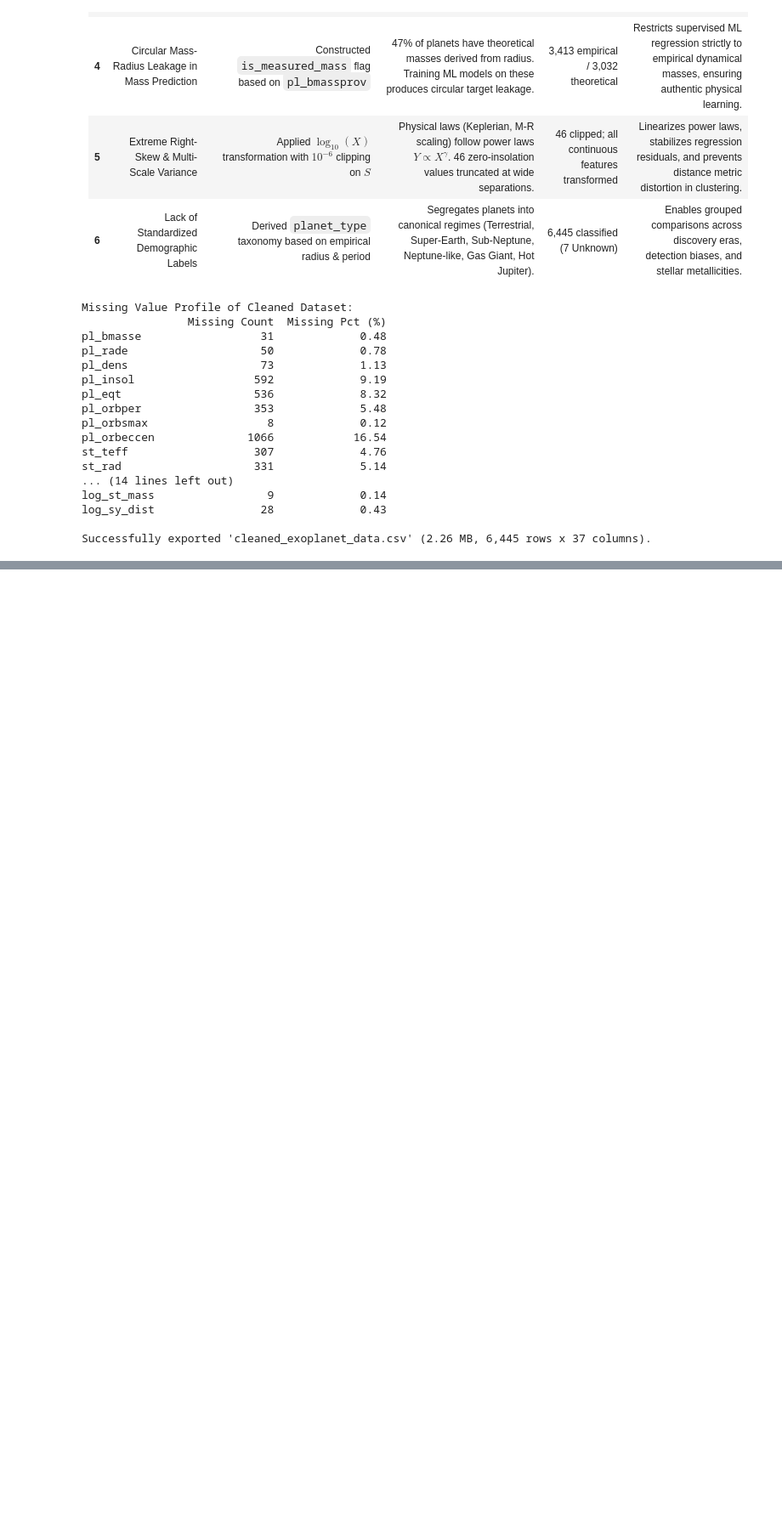
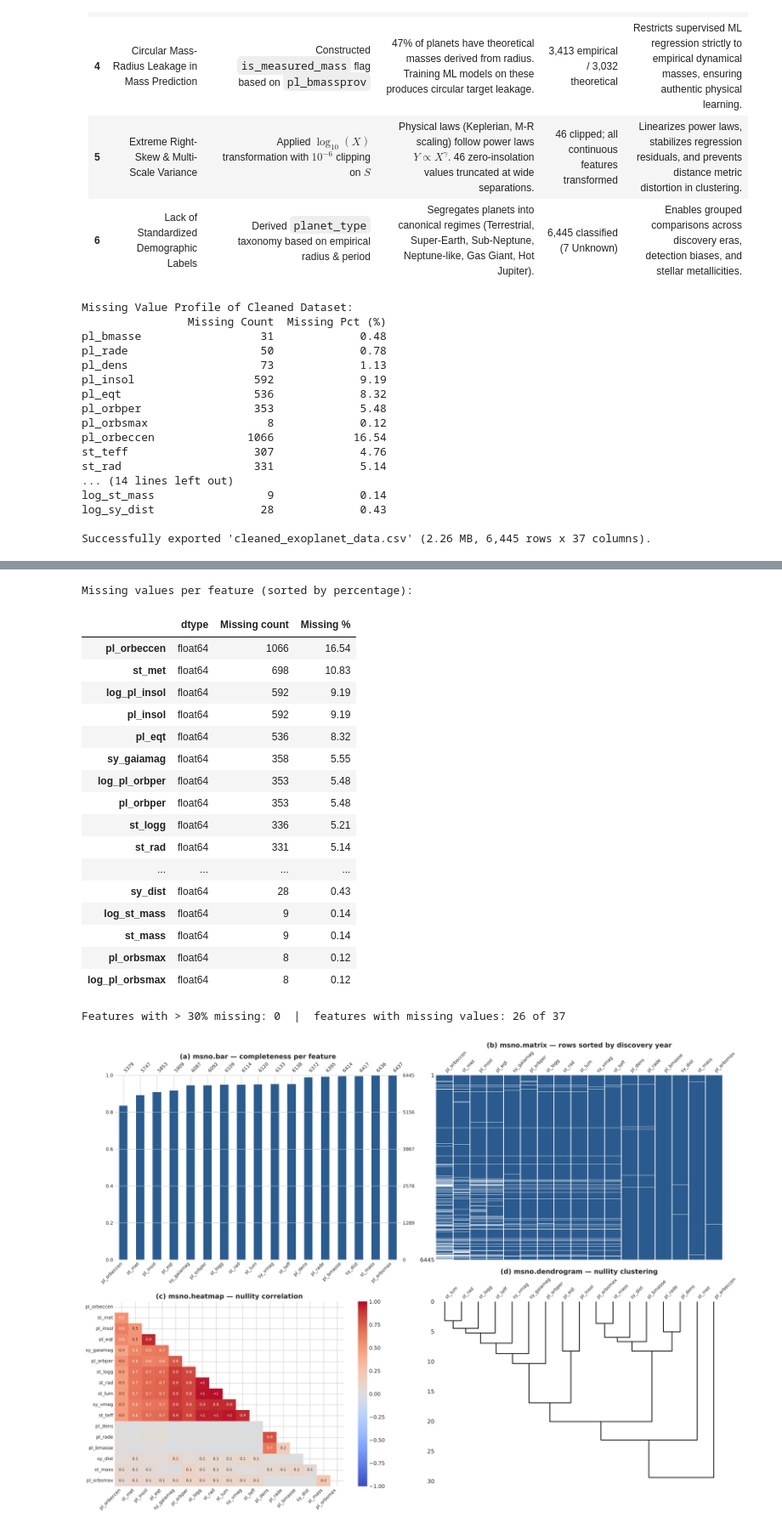
Before and after one commit to mmanalim/exoplanet-analysis, a Jupyter notebook: 01_data_preparation.ipynb, the cells around one changed output, grey strips where cells are left out. Shown at 85% size. Drawn from its saved outputs; the diff is of its cells as text; code cells hidden in the pictures; blank space fills up the shorter version.

```diff
--- a/01_data_preparation.ipynb
+++ b/01_data_preparation.ipynb
@@ -279,0 +655,52 @@ Successfully exported 'cleaned_exoplanet_data.csv' (2.26 MB, 6,445 rows x 37 col
+# %%
+# ======================================================================
+# Missing Data Mechanism
+# ======================================================================
+from IPython.display import display
+import missingno as msno
+
+# (a) missing-value table: count + percentage, sorted high -> low
+miss_tbl = pd.DataFrame({'dtype': df.dtypes.astype(str),
+                         'Missing count': df.isna().sum(),
+                         'Missing %': (df.isna().mean() * 100).round(2)})
+miss_tbl = miss_tbl[miss_tbl['Missing count'] > 0].sort_values('Missing %', ascending=False)
+print("Missing values per feature (sorted by percentage):")
+display(miss_tbl)
+print(f"Features with > 30% missing: {(miss_tbl['Missing %'] > 30).sum()}  |  "
+      f"features with missing values: {len(miss_tbl)} of {df.shape[1]}")
+
+# (b) missingno diagnostics: bar, matrix, heatmap, dendrogram
+base_cols = [c for c in miss_tbl.index if not c.startswith('log_')]       # avoid duplicating each log_ twin
+fig, axes = plt.subplots(2, 2, figsize=(18, 13))
+msno.bar(df[base_cols], ax=axes[0, 0], fontsize=9, color='#2b5c8f')
+axes[0, 0].set_title('(a) msno.bar — completeness per feature', fontsize=13, fontweight='bold')
+msno.matrix(df.sort_values('disc_year')[base_cols], ax=axes[0, 1], fontsize=9, sparkline=False, color=(0.17, 0.36, 0.56))
+axes[0, 1].set_title('(b) msno.matrix — rows sorted by discovery year', fontsize=13, fontweight='bold')
+msno.heatmap(df[base_cols], ax=axes[1, 0], fontsize=9, cmap='coolwarm')
+axes[1, 0].set_title('(c) msno.heatmap — nullity correlation', fontsize=13, fontweight='bold')
+msno.dendrogram(df[base_cols], ax=axes[1, 1], fontsize=9)
+axes[1, 1].set_title('(d) msno.dendrogram — nullity clustering', fontsize=13, fontweight='bold')
+plt.tight_layout()
+plt.savefig('figures/08_missingno_diagnostics.png', dpi=300, bbox_inches='tight')
+plt.show()
+# %% [output]
+Missing values per feature (sorted by percentage):
+|  | dtype | Missing count | Missing % |
+| pl_orbeccen | float64 | 1066 | 16.54 |
+| st_met | float64 | 698 | 10.83 |
+| log_pl_insol | float64 | 592 | 9.19 |
+| pl_insol | float64 | 592 | 9.19 |
+| pl_eqt | float64 | 536 | 8.32 |
+| sy_gaiamag | float64 | 358 | 5.55 |
+| log_pl_orbper | float64 | 353 | 5.48 |
+| pl_orbper | float64 | 353 | 5.48 |
+| st_logg | float64 | 336 | 5.21 |
+| st_rad | float64 | 331 | 5.14 |
+| ... | ... | ... | ... |
+| sy_dist | float64 | 28 | 0.43 |
+| log_st_mass | float64 | 9 | 0.14 |
+| st_mass | float64 | 9 | 0.14 |
+| pl_orbsmax | float64 | 8 | 0.12 |
+| log_pl_orbsmax | float64 | 8 | 0.12 |
+Features with > 30% missing: 0  |  features with missing values: 26 of 37
+[figure, added]
```
Also changed, not shown: parts of 15 cells of this notebook, 4 other files.
